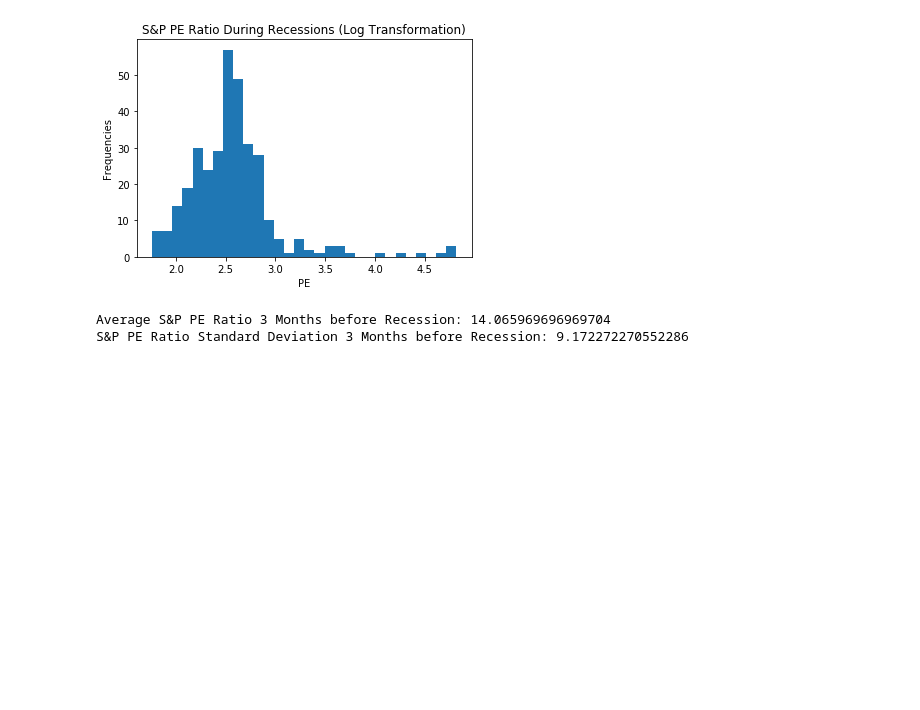
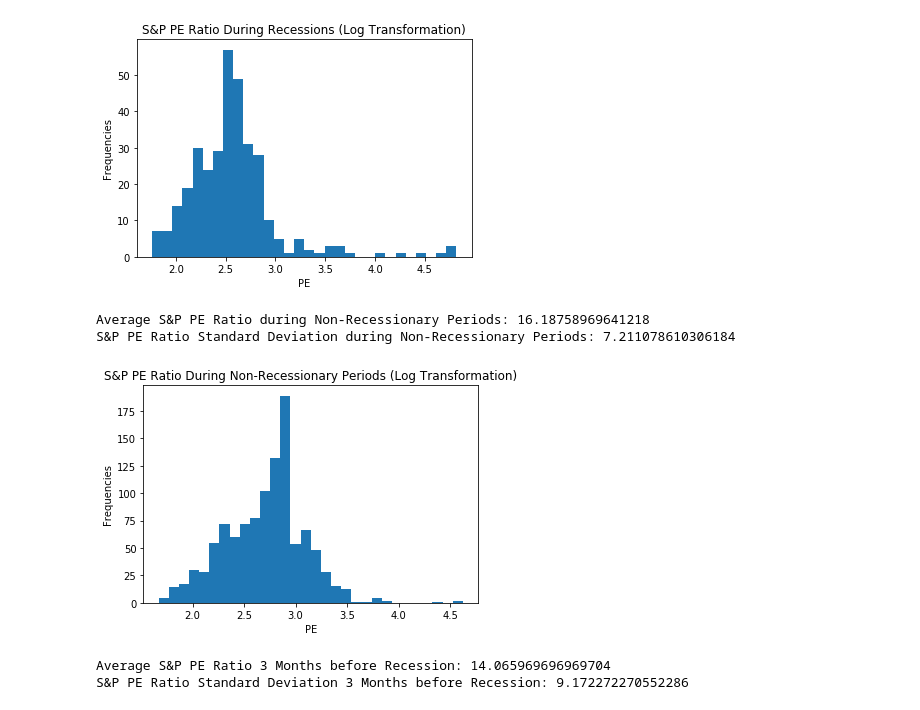
Before and after one commit to pdkim1208/Springboard, a Jupyter notebook: CapstoneProject2.ipynb, the cells around one changed output. Cells and saved outputs as stored; diff of their text form; code cells hidden in the pictures; blank space fills up the shorter version.

```diff
--- a/CapstoneProject2.ipynb
+++ b/CapstoneProject2.ipynb
@@ -237,6 +237,20 @@ print('S&P PE Ratio Standard Deviation During Recessions: ' + str(np.std(pe_hist
 Average S&P PE Ratio During Recessions: 15.10312312312312
 S&P PE Ratio Standard Deviation During Recessions: 13.852808428517779
 [figure]
+# %%
+#Histogram of PE Ratios during non-recessionary periods
+
+plt.hist(np.log(pe_hist_not_recession.PE), bins = 30)
+plt.title('S&P PE Ratio During Non-Recessionary Periods (Log Transformation)')
+plt.xlabel('PE')
+plt.ylabel('Frequencies')
+
+print('Average S&P PE Ratio during Non-Recessionary Periods: ' + str(np.mean(pe_hist_not_recession.PE)))
+print('S&P PE Ratio Standard Deviation during Non-Recessionary Periods: ' + str(np.std(pe_hist_not_recession.PE)))
+# %% [output]
+Average S&P PE Ratio during Non-Recessionary Periods: 16.18758969641218
+S&P PE Ratio Standard Deviation during Non-Recessionary Periods: 7.211078610306184
+[figure, added]
 # %%
 #Histogram of PE Ratios 3 months before recession
 
```
Also changed, not shown: parts of 2 cells of this notebook.
